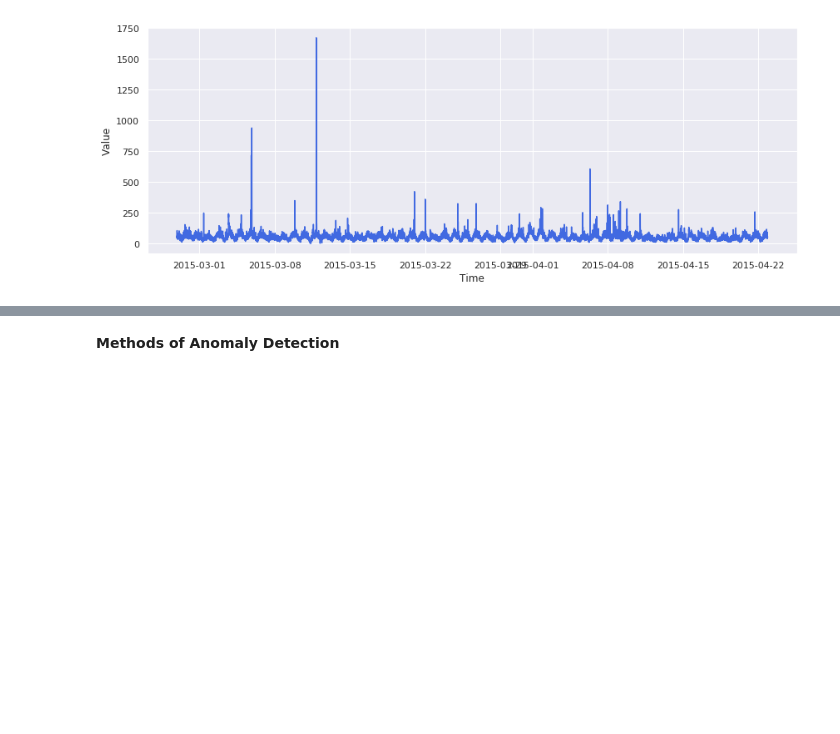
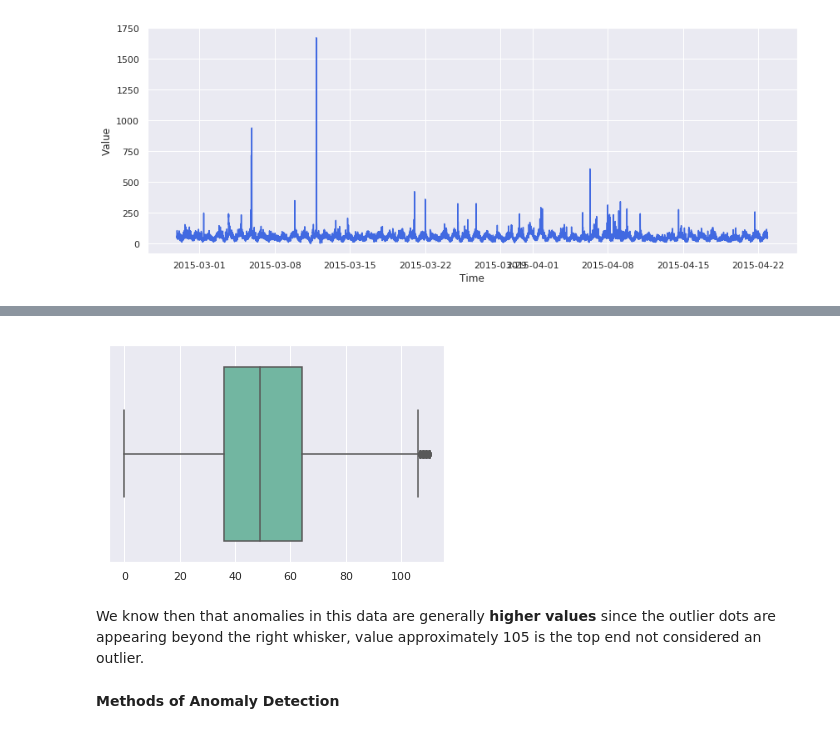
Before and after one commit to foreverloop/azcourseprep, a Jupyter notebook: unsupervised-anomaly-detection.ipynb, the cells around one changed output, grey strips where cells are left out. Saved outputs shown, nothing was run; the diff lists cells and outputs as text; code cells hidden in the pictures; blank space fills up the shorter version.

```diff
--- a/unsupervised-anomaly-detection.ipynb
+++ b/unsupervised-anomaly-detection.ipynb
@@ -68,3 +90,10 @@ d = df_amz.loc[df_amz['categories'] == 3, 'value']
+# %%
+sns.boxplot(x=df_amz.loc[df_amz['value'] <= 110,['value']],palette='Set2')
+plt.show()
+# %% [output]
+[figure, added]
+# %% [markdown]
+We know then that anomalies in this data are generally **higher values** since the outlier dots are appearing beyond the right whisker, value approximately 105 is the top end not considered an outlier.
 # %% [markdown]
 <b>Methods of Anomaly Detection</b>
 # %% [markdown]
```
Also changed, not shown: parts of 12 cells of this notebook.
